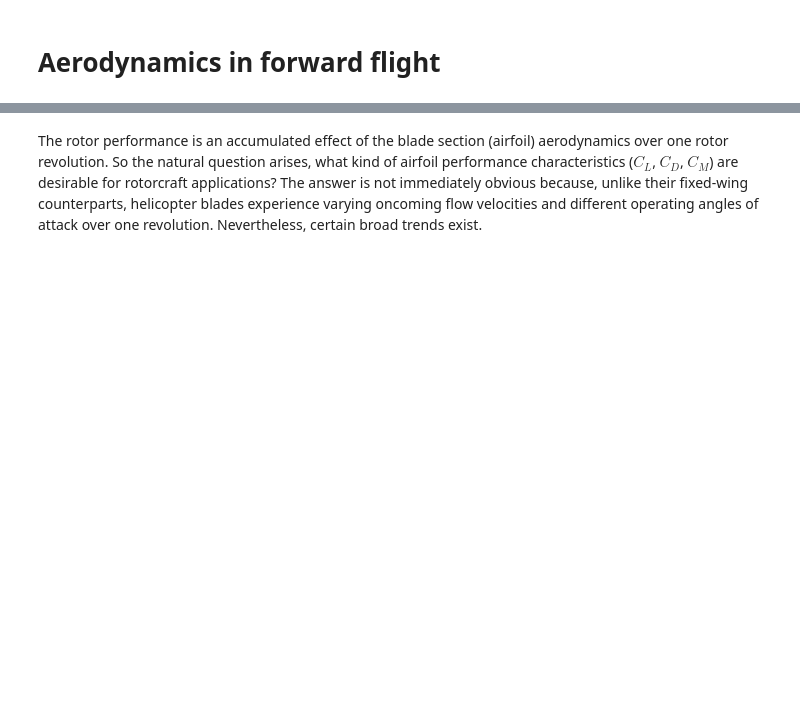
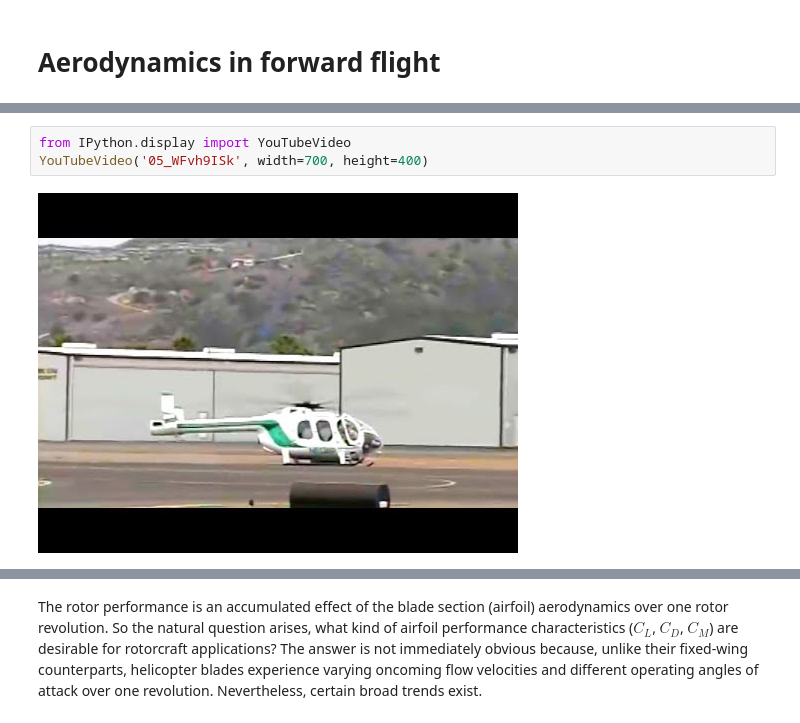
Before and after one commit to kumar-sumeet/HeliAeroNotes, a Jupyter notebook: _sources/Lectures/4_ForwardFlight/Aerodynamics.ipynb, the cells around one changed output, grey strips where cells are left out. Drawn from its saved outputs; the diff is of its cells as text; blank space fills up the shorter version.

```diff
--- a/_sources/Lectures/4_ForwardFlight/Aerodynamics.ipynb
+++ b/_sources/Lectures/4_ForwardFlight/Aerodynamics.ipynb
@@ -7,0 +167,5 @@
+# %%
+from IPython.display import YouTubeVideo
+YouTubeVideo('05_WFvh9ISk', width=700, height=400)
+# %% [output]
+[figure, added]
```
Also changed, not shown: parts of 54 cells of this notebook, 55 other files.
